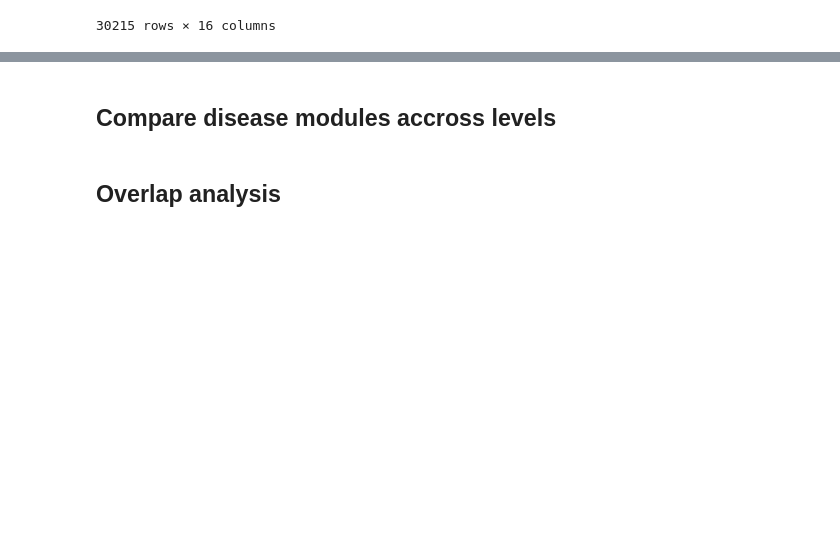
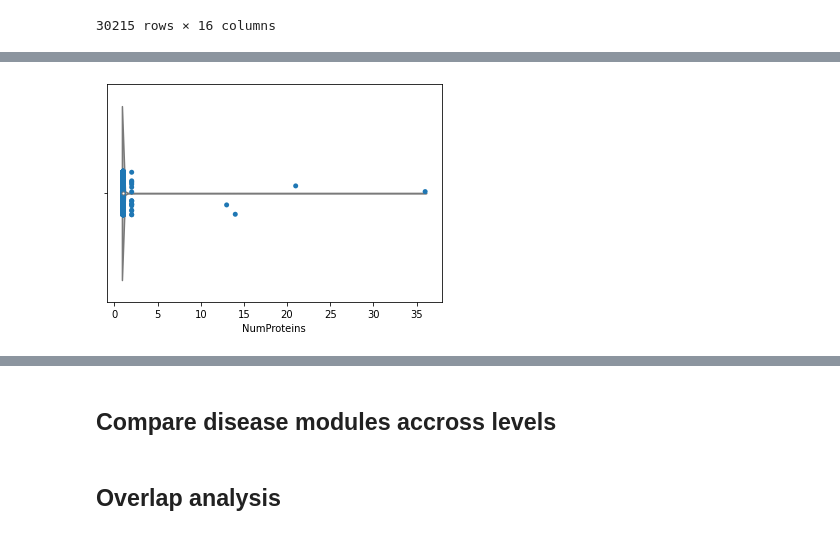
Before and after one commit to PathwayAnalysisPlatform/ProteoformNetworks, a Jupyter notebook: src/Python/analysis_2_disease_modules.ipynb, the cells around one changed output, grey strips where cells are left out. Saved outputs shown, nothing was run; the diff lists cells and outputs as text; code cells hidden in the pictures; blank space fills up the shorter version.

```diff
--- a/src/Python/analysis_2_disease_modules.ipynb
+++ b/src/Python/analysis_2_disease_modules.ipynb
@@ -153,0 +157,5 @@ map_genes_to_proteins = read_dictionary_one_to_set(config.GRAPHS_PATH, "mapping_
+# %%
+map_genes_to_proteins = read_dictionary_one_to_set(config.GRAPHS_PATH, "mapping_proteins_to_genes.tsv", col_indices=(1, 0))
+df_genes_to_proteins = pd.DataFrame(data=[(g,len(ps)) for g, ps in map_genes_to_proteins.items()], columns=["Genes", "NumProteins"])
+df_genes_to_proteins.sort_values(["NumProteins"], ascending=False, inplace=True)
+df_genes_to_proteins
@@ -153,0 +176,7 @@ map_genes_to_proteins = read_dictionary_one_to_set(config.GRAPHS_PATH, "mapping_
+# %%
+genes_arr=["Genes"]*len(df_genes_to_proteins)
+sns.violinplot(x=df_genes_to_proteins["NumProteins"], color="0.8")
+sns.stripplot(x=df_genes_to_proteins["NumProteins"], jitter=True, zorder=1)
+plt.show()
+# %% [output]
+[figure, added]
```
Also changed, not shown: parts of 21 cells of this notebook, 3 other files.
